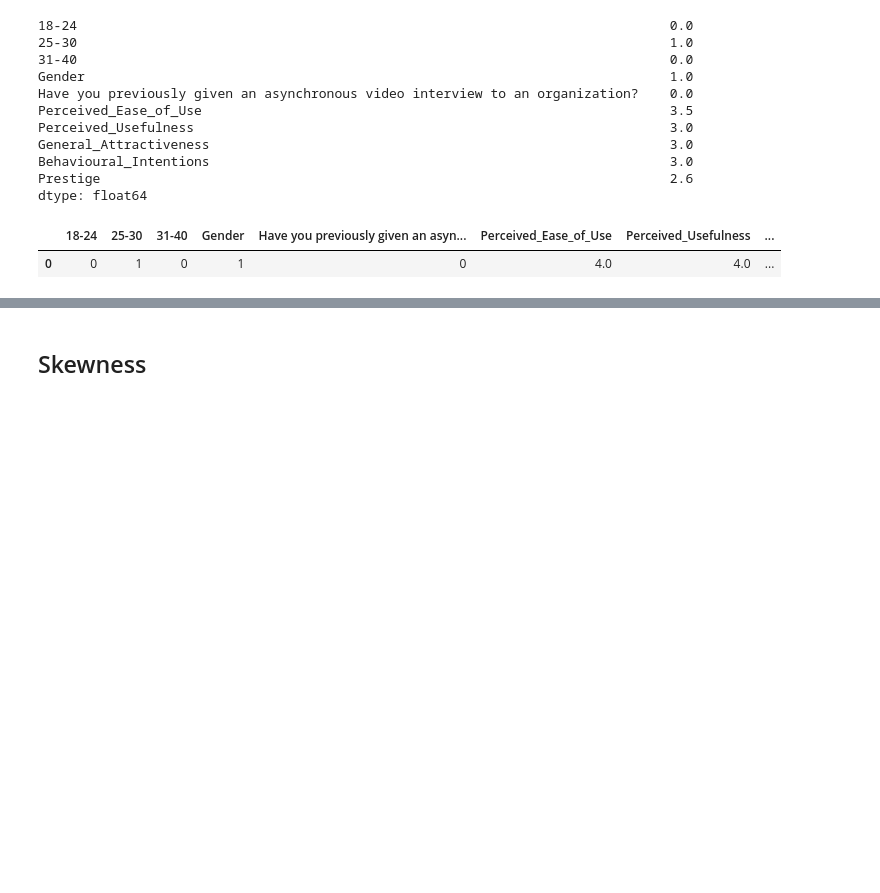
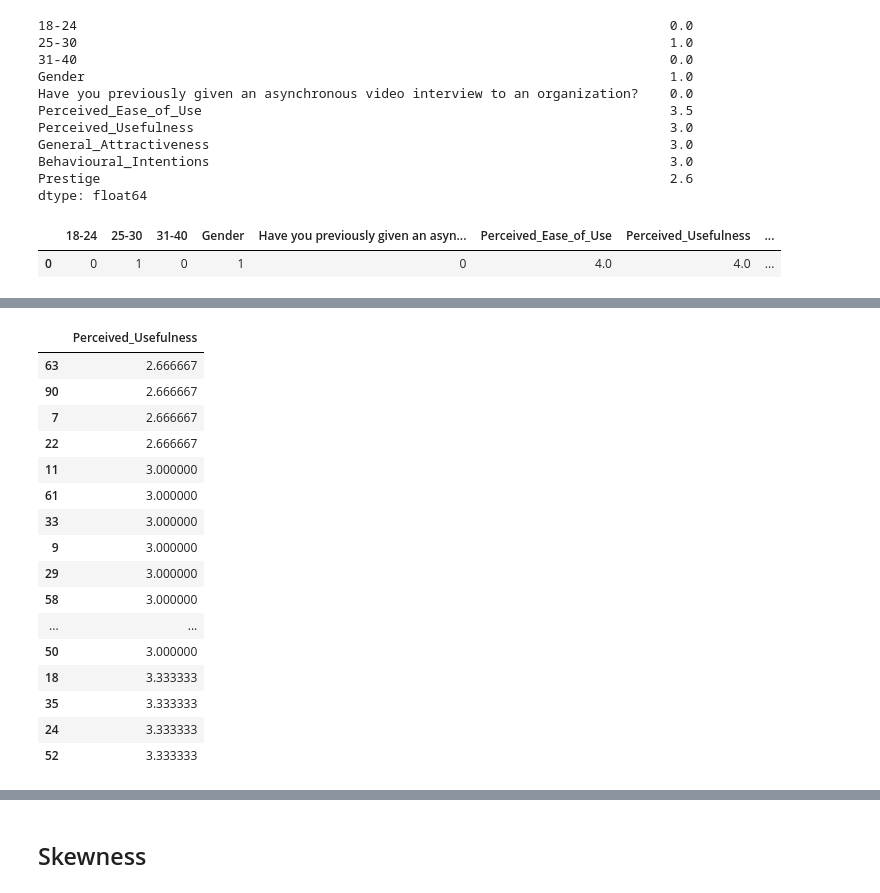
Before and after one commit to TsakalParis/AVIS_survey_analysis, a Jupyter notebook: AVIs analysis/English_Avi's_Survey.ipynb, the cells around one changed output, grey strips where cells are left out. Drawn from its saved outputs; the diff is of its cells as text; code cells hidden in the pictures; blank space fills up the shorter version.

```diff
--- a/AVIs analysis/English_Avi's_Survey.ipynb
+++ b/AVIs analysis/English_Avi's_Survey.ipynb
@@ -560,0 +589,20 @@ mode
+# %%
+general_table_2.sort_values(by=["Perceived_Usefulness"]).iloc[j:k,[6]]
+# %% [output]
+|  | Perceived_Usefulness |
+| 63 | 2.666667 |
+| 90 | 2.666667 |
+| 7 | 2.666667 |
+| 22 | 2.666667 |
+| 11 | 3.000000 |
+| 61 | 3.000000 |
+| 33 | 3.000000 |
+| 9 | 3.000000 |
+| 29 | 3.000000 |
+| 58 | 3.000000 |
+| ... | ... |
+| 50 | 3.000000 |
+| 18 | 3.333333 |
+| 35 | 3.333333 |
+| 24 | 3.333333 |
+| 52 | 3.333333 |
```
Also changed, not shown: parts of 8 cells of this notebook.
